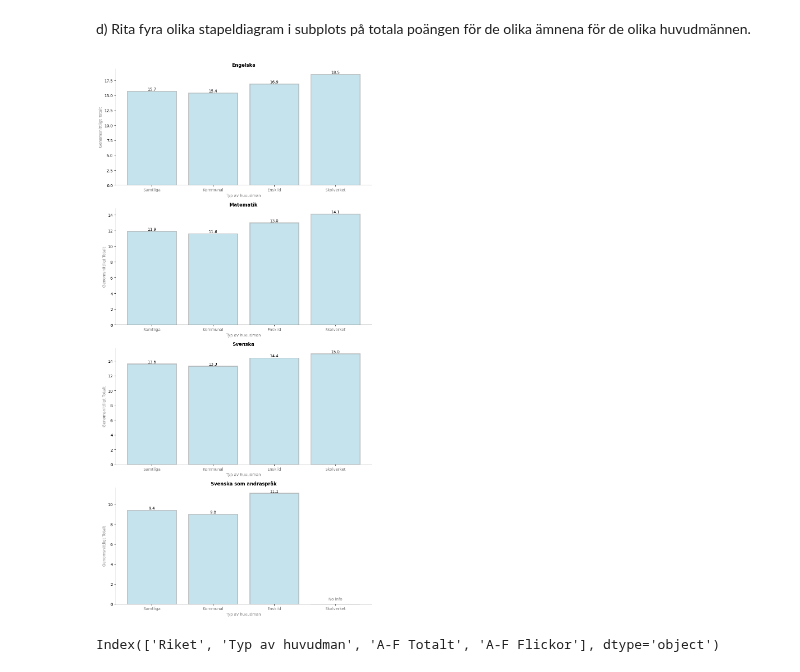
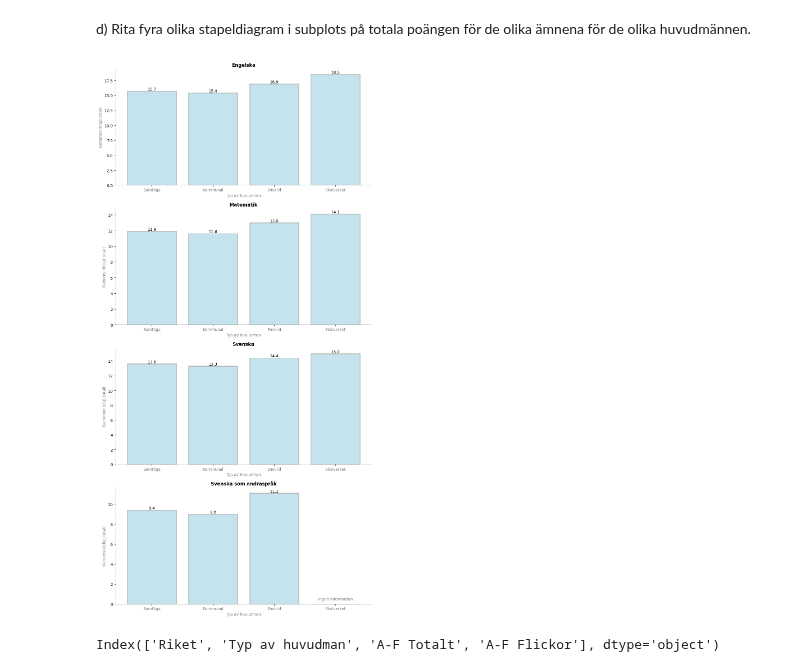
Before and after one commit to Markofbear/Python-Bjorn-Lagerblad-OPA23, a Jupyter notebook: Labb2/Labb2.ipynb, the cells around one changed output. Cells and saved outputs as stored; diff of their text form; code cells hidden in the pictures.

```diff
--- a/Labb2/Labb2.ipynb
+++ b/Labb2/Labb2.ipynb
@@ -245,37 +245,37 @@ for i, (sheet, df) in enumerate(dfs.items()):
     totalt = pd.to_numeric(df["Genomsnittligt Totalt"], errors="coerce")
 
     bars = ax.bar(typ_av_huvudman, totalt, color="lightblue", edgecolor="darkgray", linewidth=2, alpha=0.7)
 
     for bar, value in zip(bars, totalt):
         if value == 0:
-            ax.text(bar.get_x() + bar.get_width()/2., 0.5, "No info", ha="center", va="center", color="gray")
+            ax.text(bar.get_x() + bar.get_width()/2., 0.5, "Ingen information", ha="center", va="center", color="gray")
         else:
             ax.text(bar.get_x() + bar.get_width()/2., value, str(value), ha="center", va="bottom", color="black")
 
     if "Skolverket" not in typ_av_huvudman.values:
-        ax.text(len(typ_av_huvudman), 0.5, "No info", ha="center", va="center", color="gray")
+        ax.text(len(typ_av_huvudman), 0.5, "Ingen information", ha="center", va="center", color="gray")
 
-    ax.set_ylabel("Genomsnittligt Totalt", color="gray")
+    ax.set_ylabel("Genomsnittligt totalt", color="gray")
     ax.set_xlabel("Typ av huvudman", color="gray")
     ax.set_facecolor("white")
     ax.spines["top"].set_color("gray")
     ax.spines["bottom"].set_color("gray")
     ax.spines["left"].set_color("gray")
     ax.spines["right"].set_color("gray")
     ax.spines['top'].set_visible(False)
     ax.spines['right'].set_visible(False)
     ax.xaxis.set_ticks_position('bottom')
 
     labels = ax.get_xticklabels()
     for label in labels:
         if label.get_text() in ["Kommunal", "Statlig"]:
             label.set_rotation(0)
         label.set_color("gray")
 
 plt.tight_layout()
 plt.show()
 # %% [output]
-[figure, old version]
+[figure, new version]
 # %%
 print(df.columns)
 # %% [output]
```
